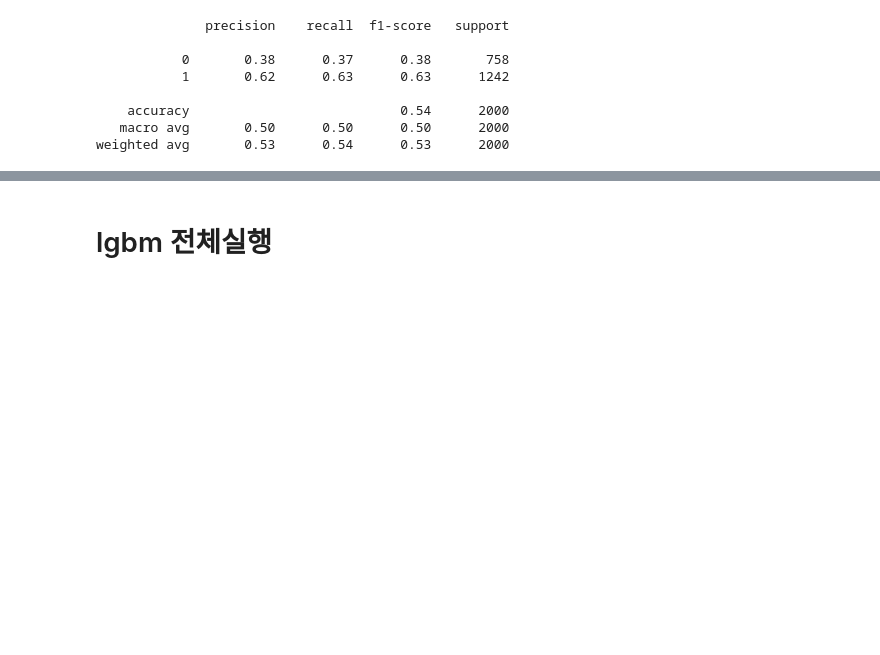
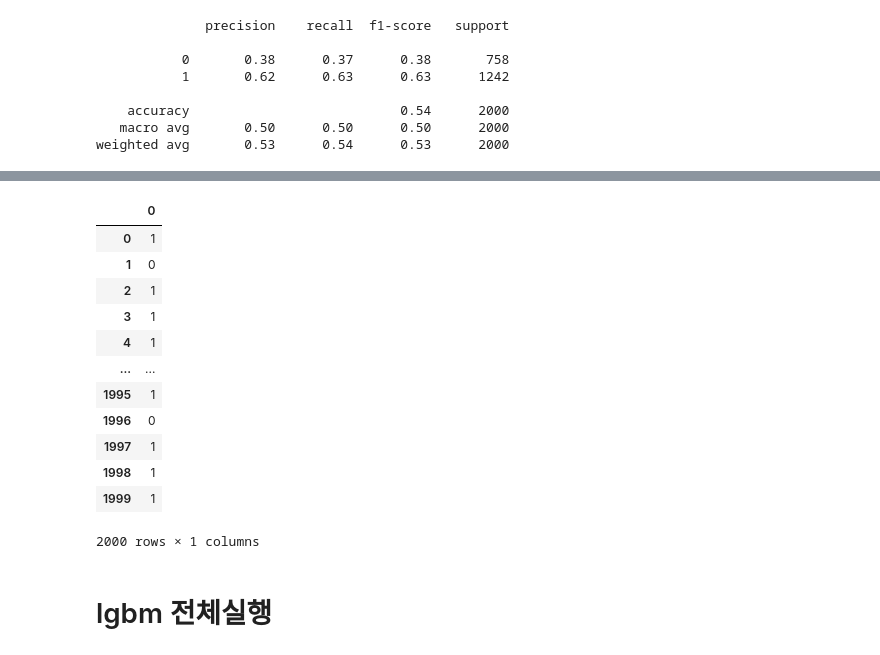
Before and after one commit to ljs7463/AnalysisProject, a Jupyter notebook: 데이콘/analytics/stacking2(stacking_custom).ipynb, the cells around one changed output, grey strips where cells are left out. Saved outputs shown, nothing was run; the diff lists cells and outputs as text; code cells hidden in the pictures; blank space fills up the shorter version.

```diff
--- a/데이콘/analytics/stacking2(stacking_custom).ipynb
+++ b/데이콘/analytics/stacking2(stacking_custom).ipynb
@@ -815,3 +688,19 @@ Fitting 10 folds for each of 1440000 candidates, totalling 14400000 fits
+# %%
+pd.DataFrame(y_test_pred)
+# %% [output]
+|  | 0 |
+| 0 | 1 |
+| 1 | 0 |
+| 2 | 1 |
+| 3 | 1 |
+| 4 | 1 |
+| ... | ... |
+| 1995 | 1 |
+| 1996 | 0 |
+| 1997 | 1 |
+| 1998 | 1 |
+| 1999 | 1 |
+2000 rows × 1 columns
 # %% [markdown]
 # lgbm 전체실행
 # %%
```
Also changed, not shown: parts of 4 cells of this notebook.
